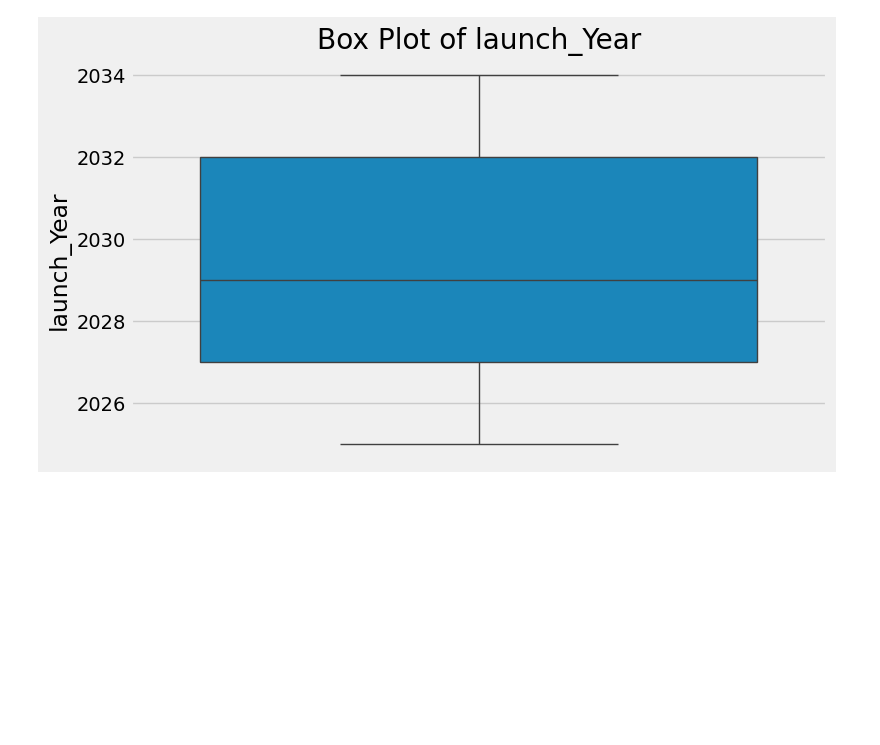
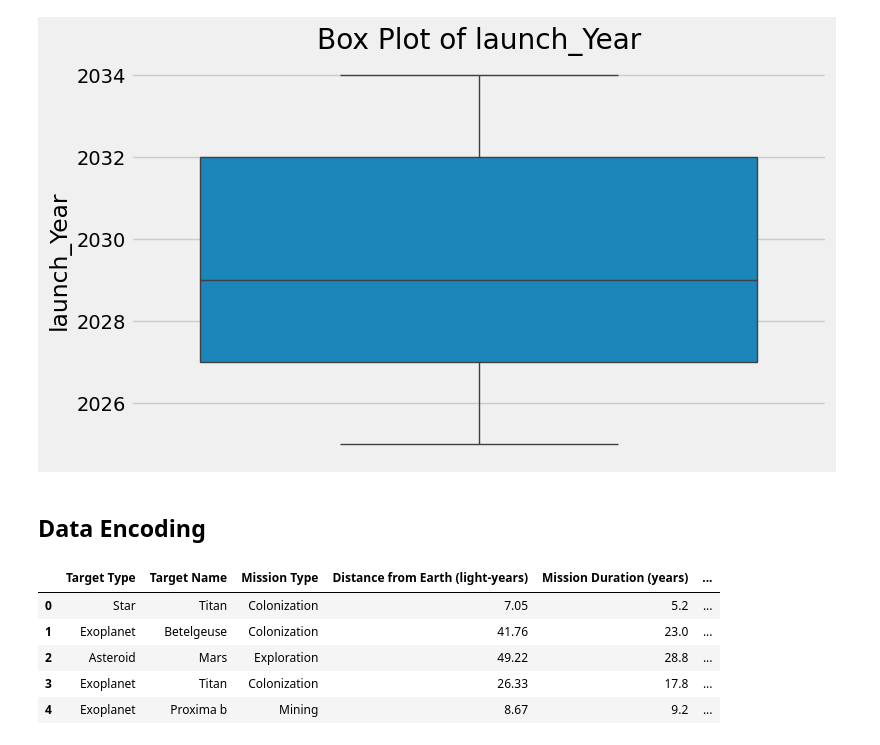
Before and after one commit to HMurawski/space_missions, a Jupyter notebook: main.ipynb, the cells around one changed output. Cells and saved outputs as stored; diff of their text form; code cells hidden in the pictures; blank space fills up the shorter version.

```diff
--- a/main.ipynb
+++ b/main.ipynb
@@ -389,3 +389,14 @@ for col in num_cols:
 [figure]
 [figure]
 [figure]
+# %% [markdown]
+## Data Encoding
+# %%
+df.head()
+# %% [output]
+|  | Target Type | Target Name | Mission Type | Distance from Earth (light-years) | Mission Duration (years) | ... |
+| 0 | Star | Titan | Colonization | 7.05 | 5.2 | ... |
+| 1 | Exoplanet | Betelgeuse | Colonization | 41.76 | 23.0 | ... |
+| 2 | Asteroid | Mars | Exploration | 49.22 | 28.8 | ... |
+| 3 | Exoplanet | Titan | Colonization | 26.33 | 17.8 | ... |
+| 4 | Exoplanet | Proxima b | Mining | 8.67 | 9.2 | ... |
```
Also changed, not shown: parts of 3 cells of this notebook.
